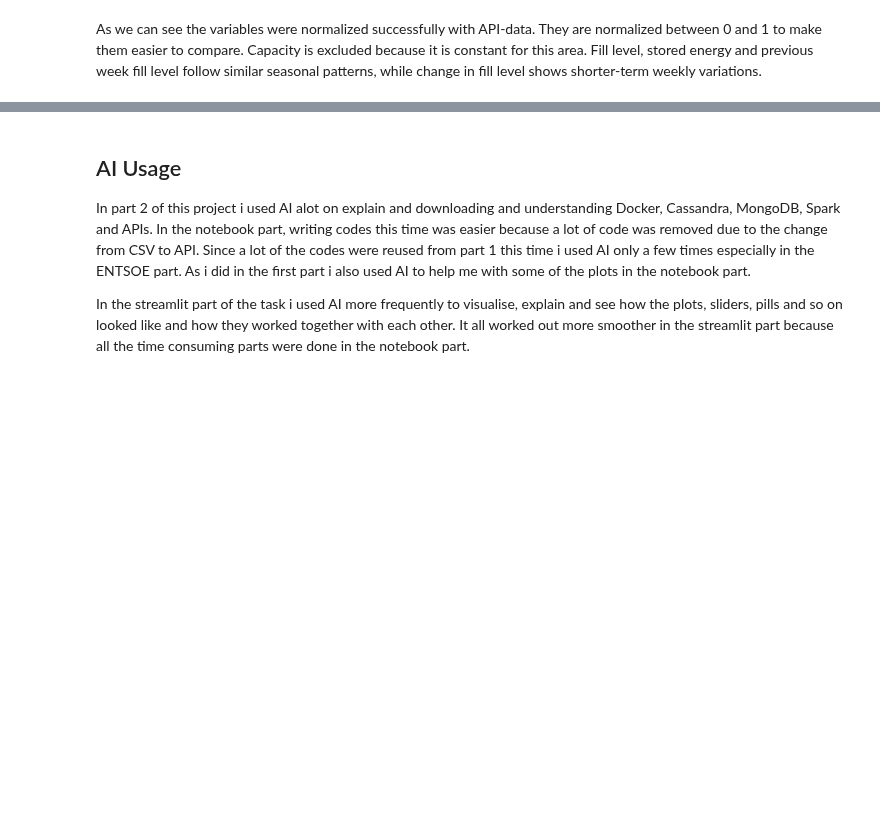
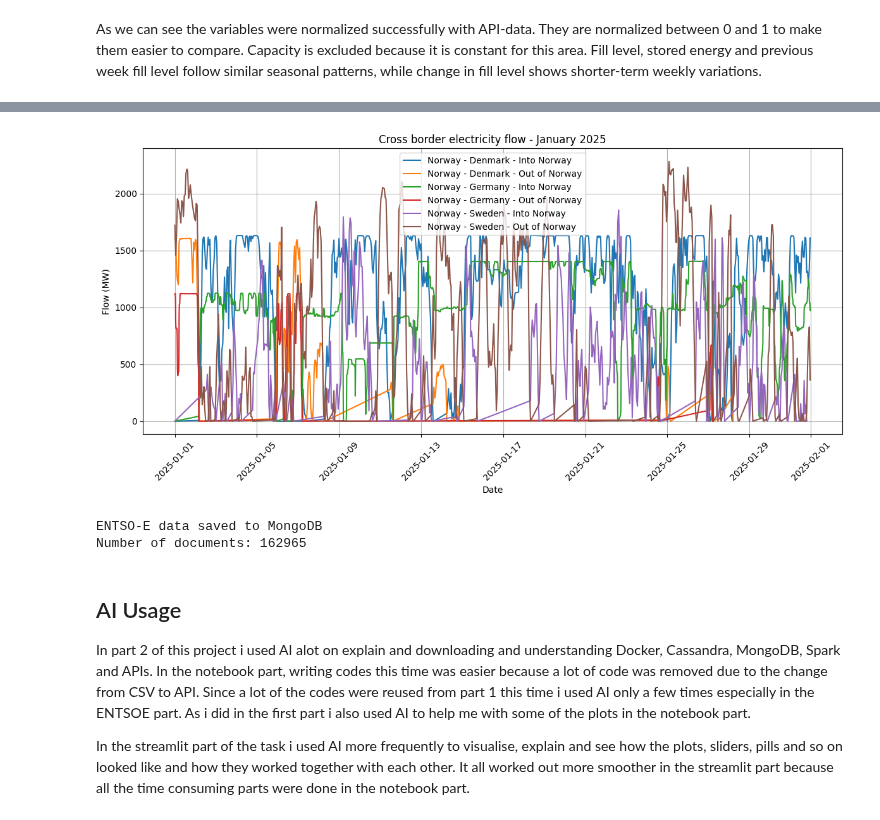
Before and after one commit to Abisan-s/IND320-reservoir-dashboard, a Jupyter notebook: project_part2.ipynb, the cells around one changed output, grey strips where cells are left out. Saved outputs shown, nothing was run; the diff lists cells and outputs as text; code cells hidden in the pictures; blank space fills up the shorter version.

```diff
--- a/project_part2.ipynb
+++ b/project_part2.ipynb
@@ -404,3 +835,75 @@ connections
+# %%
+#choose the year for the line plot
+selected_year = 2025
+
+#filters the data to January in the selected year
+line_data = plot_df[
+    (plot_df["datetime"].dt.year == selected_year) &
+    (plot_df["datetime"].dt.month == 1)
+].copy()
+
+#creates one line for each connection and direction
+plt.figure(figsize=(12, 6))
+
+for (connection, direction), group in line_data.groupby(
+    ["connection", "direction"]
+):
+    group = group.sort_values("datetime")
+
+    plt.plot(
+        group["datetime"],
+        group["flow_mw"],
+        label=f"{connection} - {direction}"
+    )
+
+plt.title(
+    f"Cross border electricity flow - January {selected_year}"
+)
+
+plt.xlabel("Date")
+plt.ylabel("Flow (MW)")
+plt.legend()
+plt.grid(True)
+plt.xticks(rotation=45)
+
+plt.tight_layout()
+plt.show()
+# %% [output]
+[figure, added]
+# %%
+from pymongo import MongoClient
+import os
+from dotenv import load_dotenv
+
+load_dotenv(override=True)
+
+#connects to mongodb
+mongo_uri = os.getenv("MONGODB_URI")
+client = MongoClient(mongo_uri)
+
+db = client["ind320"]
+collection = db["entsoe_transfers"]
+
+#converts the spark extracted data to pandas before sending to mongodb
+mongo_df = spark_extracted_df.toPandas()
+
+#makes datetime compatible with mongodb
+mongo_df["datetime"] = pd.to_datetime(
+    mongo_df["datetime"]
+).dt.to_pydatetime()
+
+#converts the dataframe into records
+records = mongo_df.to_dict("records")
+
+#removes old data to avoid duplicates
+collection.delete_many({})
+collection.insert_many(records)
+
+print("ENTSO-E data saved to MongoDB")
+print("Number of documents:", collection.count_documents({}))
+# %% [output]
+ENTSO-E data saved to MongoDB
+Number of documents: 162965
 # %% [markdown]
 ## AI Usage
 In part 2 of this project i used AI alot on explain and downloading and understanding Docker, Cassandra, MongoDB, Spark and APIs. In the notebook part, writing codes this time was easier because a lot of
```
Also changed, not shown: parts of 30 cells of this notebook, 3 other files.
